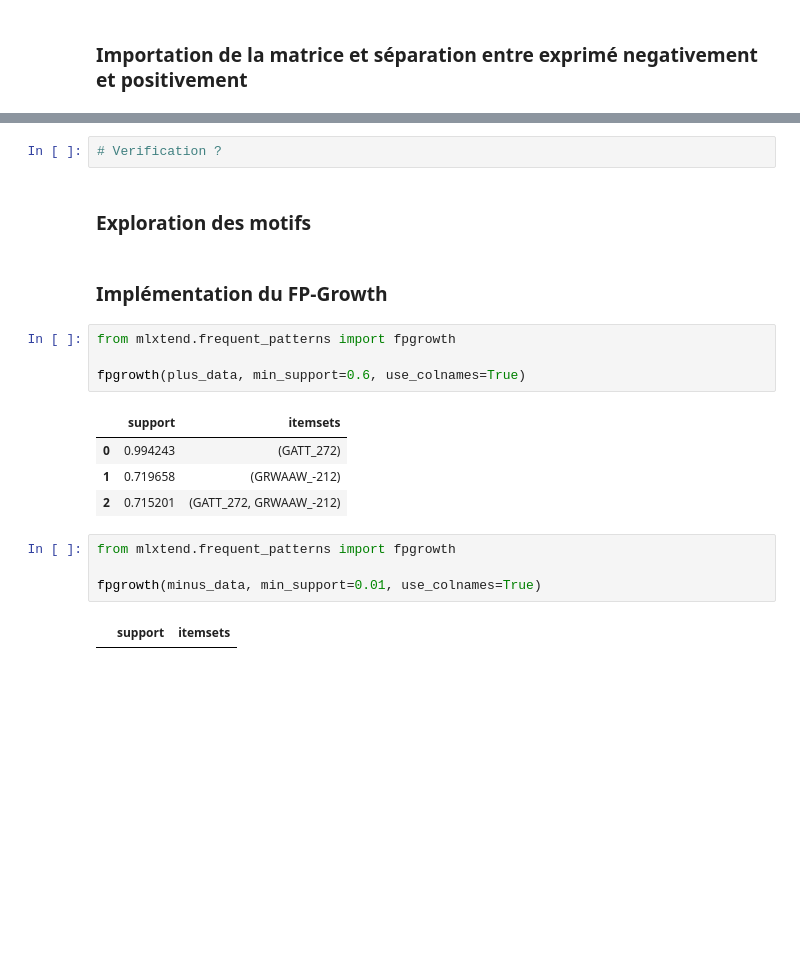
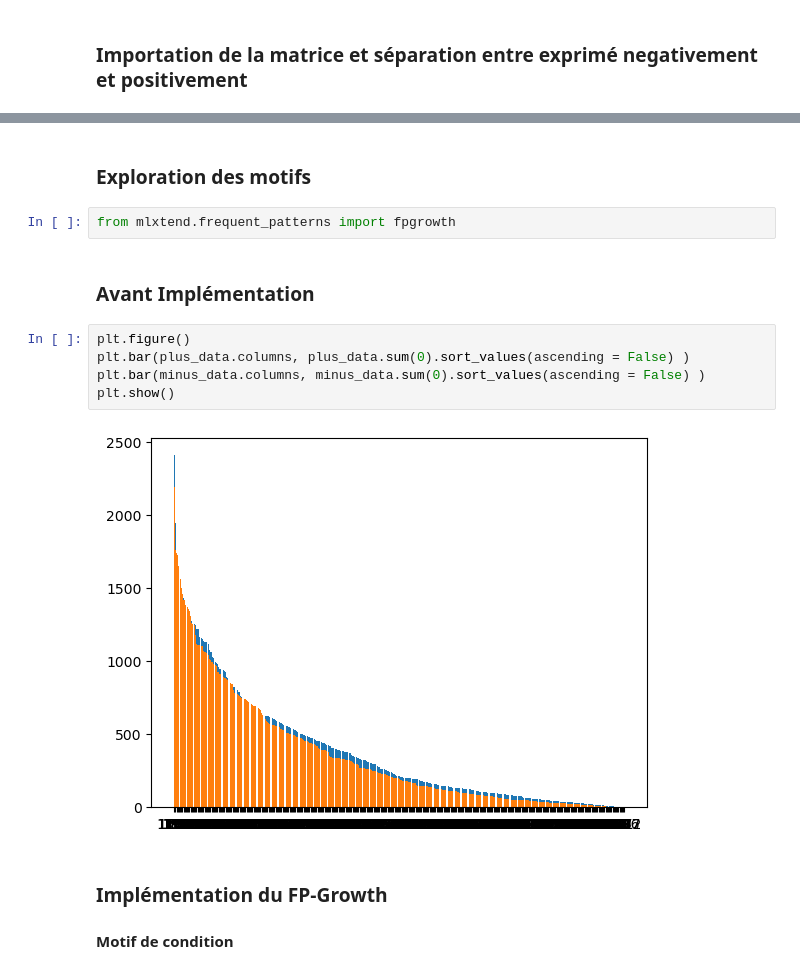
Before and after one commit to JhonatanFelix/Projet_fil_rouge_2024, a Jupyter notebook: motif_frequent_gen.ipynb, the cells around one changed output, grey strips where cells are left out. Saved outputs shown, nothing was run; the diff lists cells and outputs as text; blank space fills up the shorter version.

Commit message:
Change in motif_frequent

```diff
--- a/motif_frequent_gen.ipynb
+++ b/motif_frequent_gen.ipynb
@@ -73,21 +74,17 @@ AT5G67630         False       False       False       False
-# %%
-# Verification ?
 # %% [markdown]
 ### Exploration des motifs
+# %%
+from mlxtend.frequent_patterns import fpgrowth
+# %% [markdown]
+### Avant Implémentation
+# %%
+plt.figure()
+plt.bar(plus_data.columns, plus_data.sum(0).sort_values(ascending = False) )
+plt.bar(minus_data.columns, minus_data.sum(0).sort_values(ascending = False) )
+plt.show()
+# %% [output]
+[figure, added]
 # %% [markdown]
 ### Implémentation du FP-Growth
+
+#### Motif de condition
-# %%
-from mlxtend.frequent_patterns import fpgrowth
-
-fpgrowth(plus_data, min_support=0.6, use_colnames=True)
-# %% [output]
-|  | support | itemsets |
-| 0 | 0.994243 | (GATT_272) |
-| 1 | 0.719658 | (GRWAAW_-212) |
-| 2 | 0.715201 | (GATT_272, GRWAAW_-212) |
-# %%
-from mlxtend.frequent_patterns import fpgrowth
-
-fpgrowth(minus_data, min_support=0.01, use_colnames=True)
-# %% [output]
-|  | support | itemsets |
```
Also changed, not shown: parts of 19 cells of this notebook, 1 other file.
